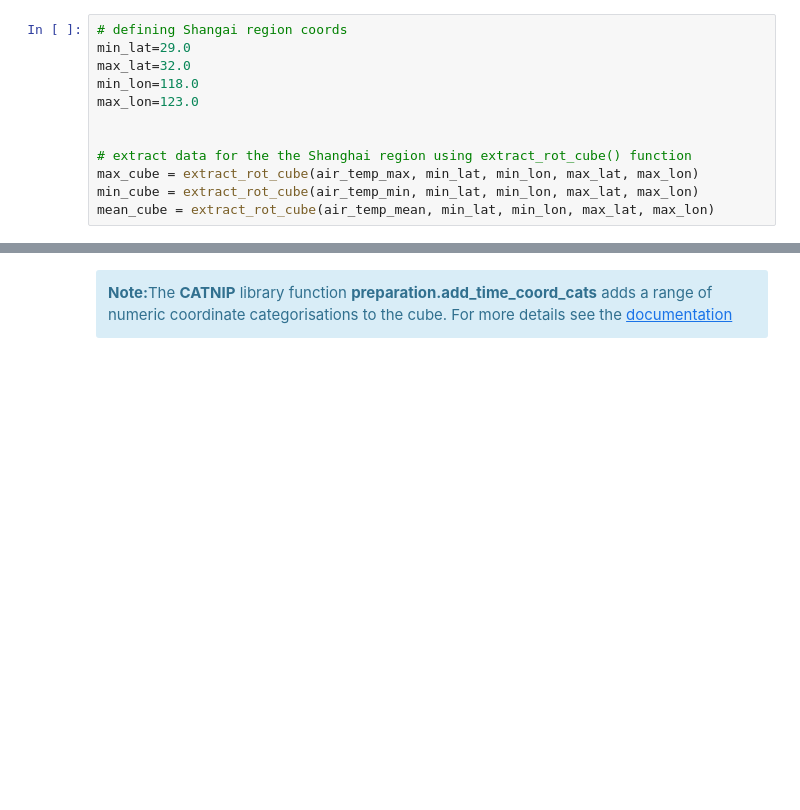
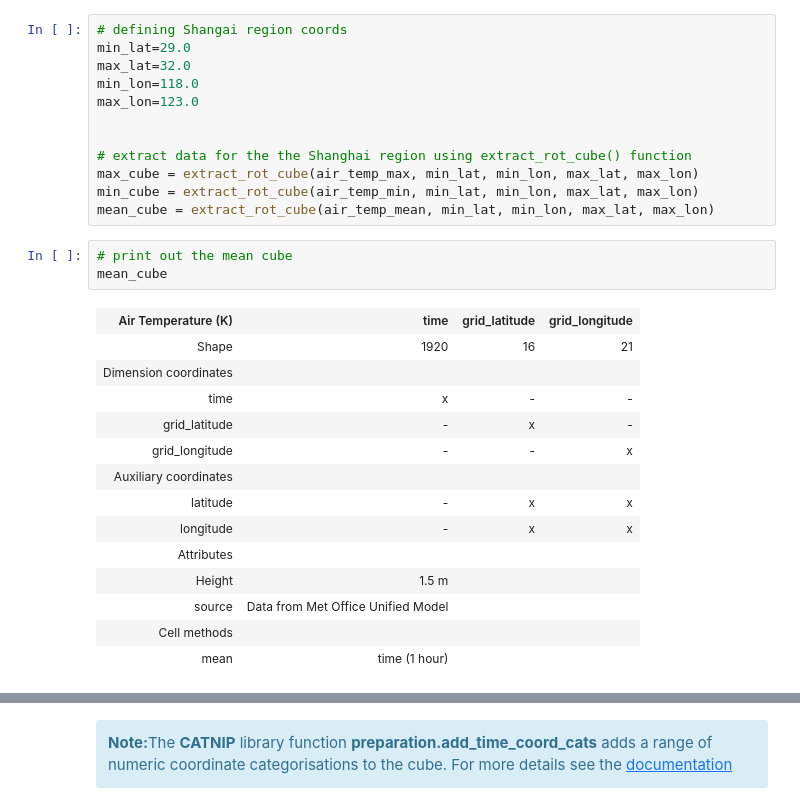
Before and after one commit to MetOffice/PyPRECIS, a Jupyter notebook: notebooks/CSSP_20CRDS_Tutorials/tutorial_3_basic_analysis.ipynb, the cells around one changed output, grey strips where cells are left out. Saved outputs shown, nothing was run; the diff lists cells and outputs as text; blank space fills up the shorter version.

```diff
--- a/notebooks/CSSP_20CRDS_Tutorials/tutorial_3_basic_analysis.ipynb
+++ b/notebooks/CSSP_20CRDS_Tutorials/tutorial_3_basic_analysis.ipynb
@@ -153,6 +153,24 @@ max_lon=123.0
 max_cube = extract_rot_cube(air_temp_max, min_lat, min_lon, max_lat, max_lon)
 min_cube = extract_rot_cube(air_temp_min, min_lat, min_lon, max_lat, max_lon)
 mean_cube = extract_rot_cube(air_temp_mean, min_lat, min_lon, max_lat, max_lon)
+# %%
+# print out the mean cube
+mean_cube
+# %% [output]
+| Air Temperature (K) | time | grid_latitude | grid_longitude |
+| Shape | 1920 | 16 | 21 |
+| Dimension coordinates |  |  |  |
+| time | x | - | - |
+| grid_latitude | - | x | - |
+| grid_longitude | - | - | x |
+| Auxiliary coordinates |  |  |  |
+| latitude | - | x | x |
+| longitude | - | x | x |
+| Attributes |  |  |  |
+| Height | 1.5 m |  |  |
+| source | Data from Met Office Unified Model |  |  |
+| Cell methods |  |  |  |
+| mean | time (1 hour) |  |  |
 # %%
 # define start and end year for our time constraint
 start_time = 1981
```
Also changed, not shown: parts of 8 cells of this notebook.
